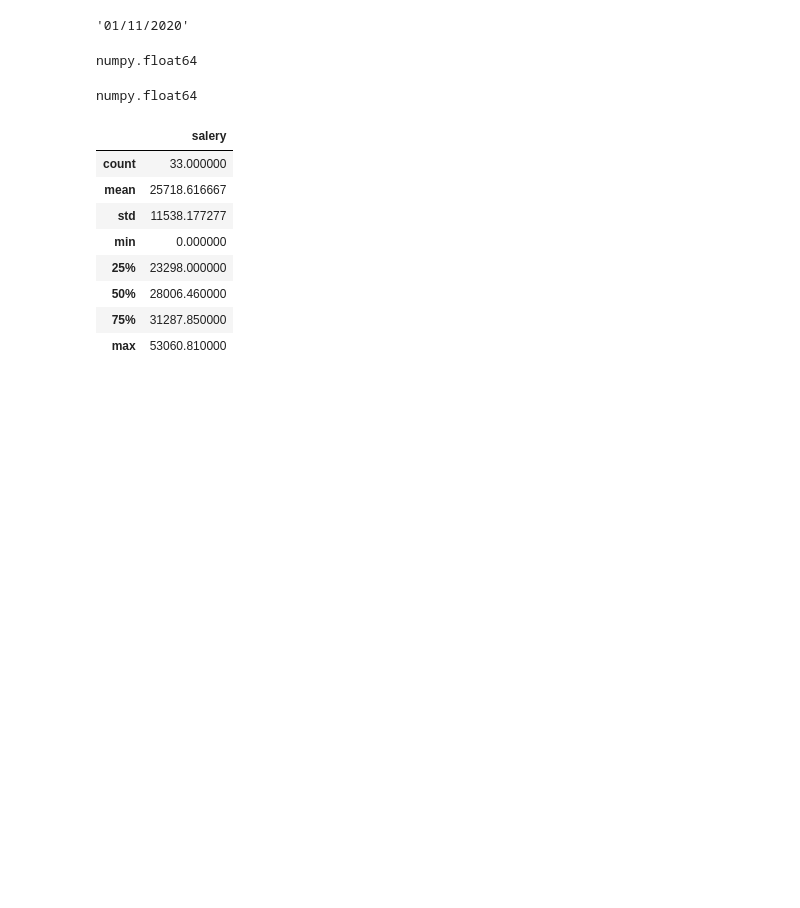
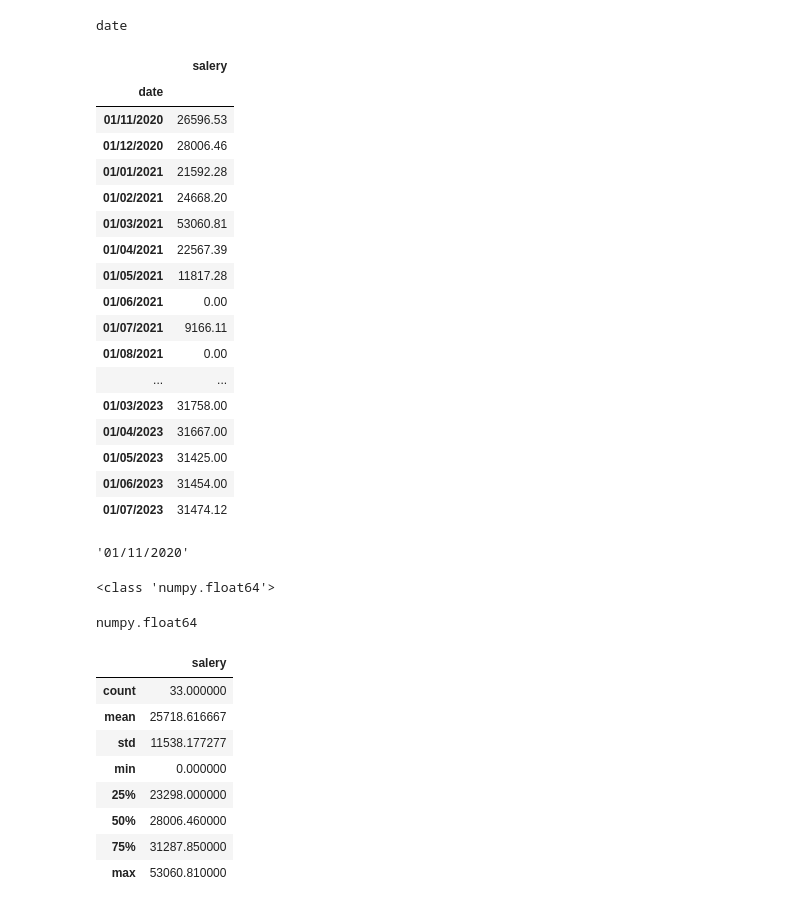
Before and after one commit to sagi778/data_explorer, a Jupyter notebook: research_file.ipynb, the cells around one changed output. Drawn from its saved outputs; the diff is of its cells as text; code cells hidden in the pictures; blank space fills up the shorter version.

```diff
--- a/research_file.ipynb
+++ b/research_file.ipynb
@@ -13,0 +29,3 @@ df.head()
+# %%
+df.set_index('date', inplace=True)
+df.index[0:5]
@@ -14,13 +79,38 @@ df.head()
+# %%
+print(df.index.name)
+# %% [output]
+date
 # %%
 df.set_index('date', inplace=True)
+# %%
+df[['salery']]
+# %% [output]
+|  | salery |
+| date |  |
+| 01/11/2020 | 26596.53 |
+| 01/12/2020 | 28006.46 |
+| 01/01/2021 | 21592.28 |
+| 01/02/2021 | 24668.20 |
+| 01/03/2021 | 53060.81 |
+| 01/04/2021 | 22567.39 |
+| 01/05/2021 | 11817.28 |
+| 01/06/2021 | 0.00 |
+| 01/07/2021 | 9166.11 |
+| 01/08/2021 | 0.00 |
+| ... | ... |
+| 01/03/2023 | 31758.00 |
+| 01/04/2023 | 31667.00 |
+| 01/05/2023 | 31425.00 |
+| 01/06/2023 | 31454.00 |
+| 01/07/2023 | 31474.12 |
 # %%
 df.index[0]
 # %% [output]
 '01/11/2020'
 # %%
-type(df.loc['01/11/2020','salery'])
+print(type(df.loc['01/11/2020','salery']))
 # %% [output]
-numpy.float64
+<class 'numpy.float64'>
 # %%
 type(df.loc[0,'salery'])
 # %% [output]
```
Also changed, not shown: parts of 7 cells of this notebook, 3 other files.
